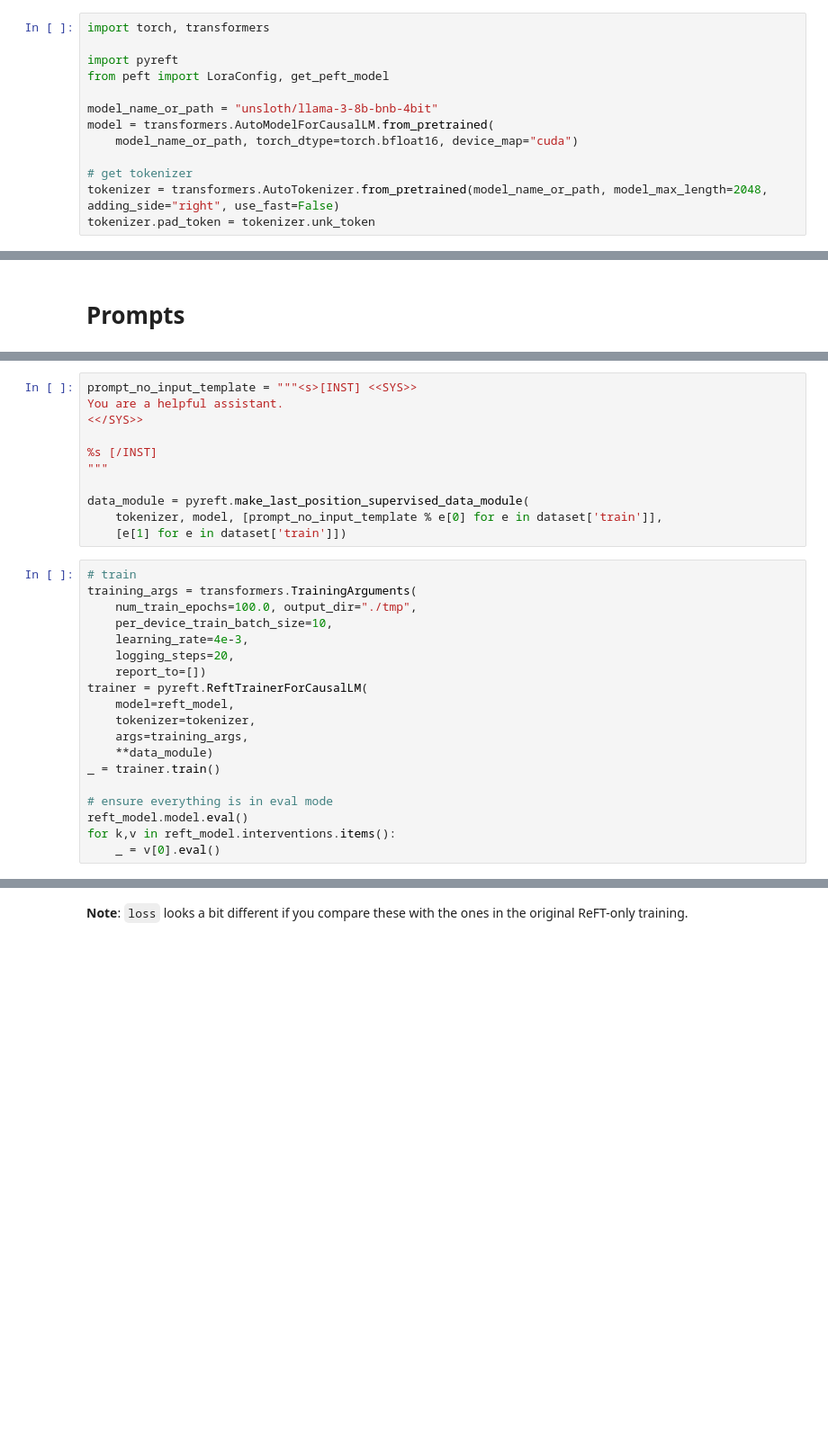
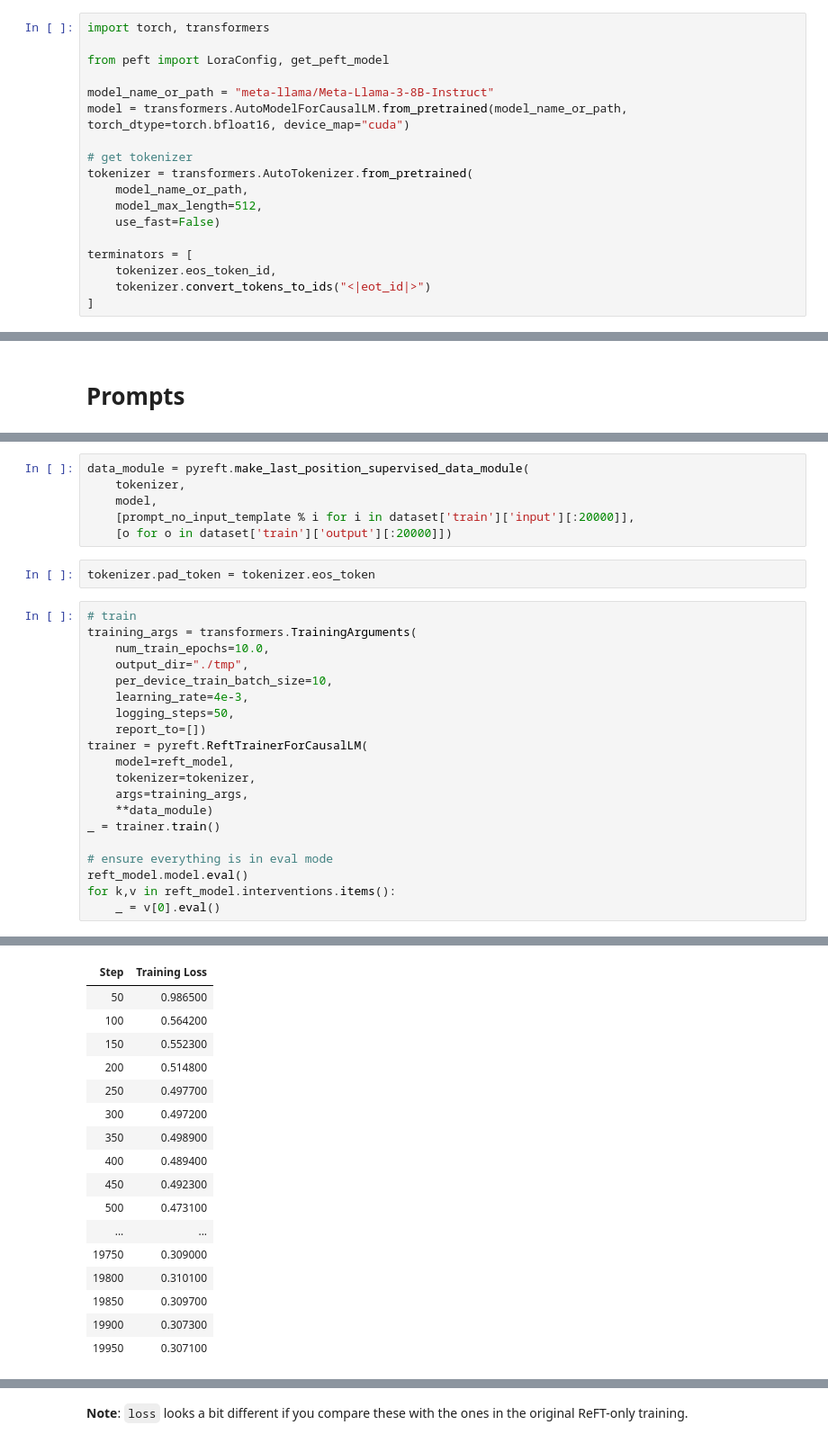
Before and after one commit to ricardo-larosa/recogs-reft, a Jupyter notebook: reft_with_lora.ipynb, the cells around one changed output, grey strips where cells are left out. Shown: that part at 90% size. Cells and saved outputs as stored; diff of their text form; blank space fills up the shorter version.

```diff
--- a/reft_with_lora.ipynb
+++ b/reft_with_lora.ipynb
@@ -28,14 +32,19 @@ except ModuleNotFoundError:
 # %%
 import torch, transformers
 
-import pyreft
 from peft import LoraConfig, get_peft_model
 
-model_name_or_path = "unsloth/llama-3-8b-bnb-4bit"
-model = transformers.AutoModelForCausalLM.from_pretrained(
-    model_name_or_path, torch_dtype=torch.bfloat16, device_map="cuda")
+model_name_or_path = "meta-llama/Meta-Llama-3-8B-Instruct"
+model = transformers.AutoModelForCausalLM.from_pretrained(model_name_or_path, torch_dtype=torch.bfloat16, device_map="cuda")
 
 # get tokenizer
-tokenizer = transformers.AutoTokenizer.from_pretrained(model_name_or_path, model_max_length=2048, adding_side="right", use_fast=False)
-tokenizer.pad_token = tokenizer.unk_token
+tokenizer = transformers.AutoTokenizer.from_pretrained(
+    model_name_or_path,
+    model_max_length=512,
+    use_fast=False)
+
+terminators = [
+    tokenizer.eos_token_id,
+    tokenizer.convert_tokens_to_ids("<|eot_id|>")
+]
 # %% [output]
@@ -121,21 +151,19 @@ model params: 6,738,448,384 || trainable%: 0.0009726274694871952
 # %%
-prompt_no_input_template = """<s>[INST] <<SYS>>
-You are a helpful assistant.
-<</SYS>>
-
-%s [/INST]
-"""
-
 data_module = pyreft.make_last_position_supervised_data_module(
-    tokenizer, model, [prompt_no_input_template % e[0] for e in dataset['train']],
-    [e[1] for e in dataset['train']])
+    tokenizer,
+    model,
+    [prompt_no_input_template % i for i in dataset['train']['input'][:20000]],
+    [o for o in dataset['train']['output'][:20000]])
+# %%
+tokenizer.pad_token = tokenizer.eos_token
 # %%
 # train
 training_args = transformers.TrainingArguments(
-    num_train_epochs=100.0, output_dir="./tmp",
+    num_train_epochs=10.0,
+    output_dir="./tmp",
     per_device_train_batch_size=10,
     learning_rate=4e-3,
-    logging_steps=20,
+    logging_steps=50,
     report_to=[])
 trainer = pyreft.ReftTrainerForCausalLM(
     model=reft_model,
@@ -154,0 +181,17 @@ Detected kernel version 5.4.0, which is below the recommended minimum of 5.5.0;
+| Step | Training Loss |
+| 50 | 0.986500 |
+| 100 | 0.564200 |
+| 150 | 0.552300 |
+| 200 | 0.514800 |
+| 250 | 0.497700 |
+| 300 | 0.497200 |
+| 350 | 0.498900 |
+| 400 | 0.489400 |
+| 450 | 0.492300 |
+| 500 | 0.473100 |
+| ... | ... |
+| 19750 | 0.309000 |
+| 19800 | 0.310100 |
+| 19850 | 0.309700 |
+| 19900 | 0.307300 |
+| 19950 | 0.307100 |
```
Also changed, not shown: parts of 21 cells of this notebook.
